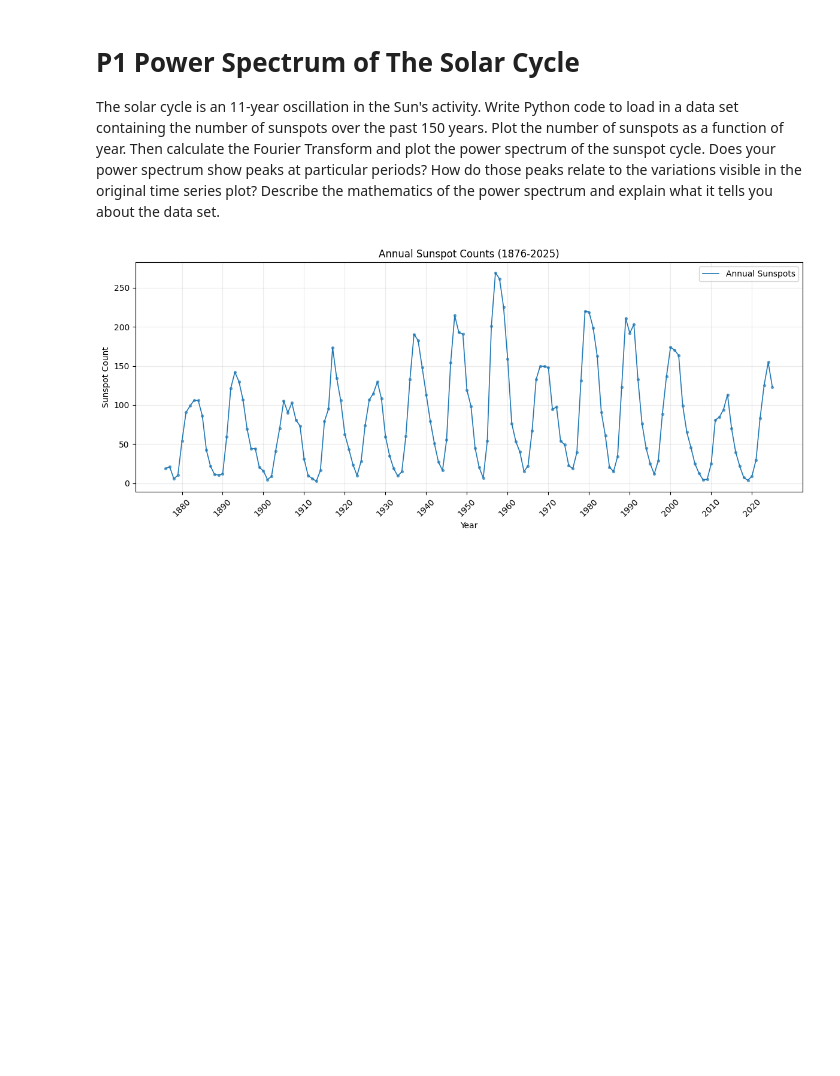
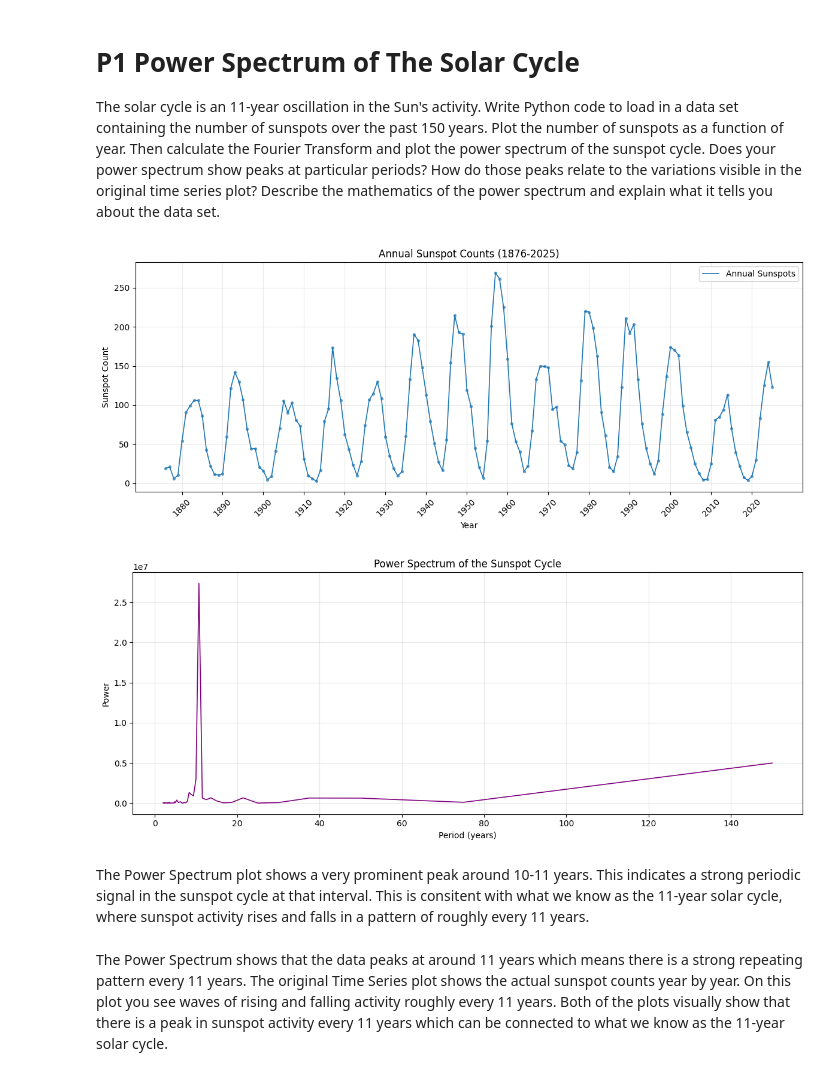
Before and after one commit to ASK3Y/Computational-Physics, a Jupyter notebook: projects/P1_Power_Spectrum_of_the_Solar_Cycle.ipynb, the cells around one changed output. Cells and saved outputs as stored; diff of their text form; code cells hidden in the pictures; blank space fills up the shorter version.

Commit message:
P1 Power Spectrum of the Solar Cycle Assignment NEARLY Completed

```diff
--- a/projects/P1_Power_Spectrum_of_the_Solar_Cycle.ipynb
+++ b/projects/P1_Power_Spectrum_of_the_Solar_Cycle.ipynb
@@ -40,30 +40,66 @@ sunspots = np.array([
     35.1, 18.6, 9.2, 14.6, 60.2, 132.8, 190.6, 182.6, 148.0, 113.0,         # 1931-1940
     79.2, 50.8, 27.1, 16.1, 55.3, 154.3, 214.7, 193.0, 190.7, 118.9,        # 1941-1950
     98.3, 45.0, 20.1, 6.6, 54.2, 200.7, 269.3, 261.7, 225.1, 159.0,         # 1951-1960
     76.4, 53.4, 39.9, 15.0, 22.0, 66.8, 132.9, 150.0, 149.4, 148.0,         # 1961-1970
     94.4, 97.6, 54.1, 49.2, 22.5, 18.4, 39.3, 131.0, 220.1, 218.9,          # 1970-1980
     198.9, 162.4, 91.0, 60.5, 20.6, 14.8, 33.9, 123.0, 211.1, 191.8,        # 1981-1990
     203.3, 133.0, 76.1, 44.9, 25.1, 11.6, 28.9, 88.3, 136.3, 173.9,         # 1991-2000
     170.4, 163.6, 99.3, 65.3, 45.8, 24.7, 12.6, 4.2, 4.8, 24.9,             # 2001-2010
     80.8, 84.5, 94.0, 113.3, 69.8, 39.8, 21.7, 7.0, 3.6, 8.8,               # 2011-2020
     29.6, 83.2, 125.5, 154.7, 123.2],                                       # 2021-2025
     dtype=float
 )
 
 # Plotting the sunspot data as a function of year
 
 plt.figure(figsize=(12, 5))                                                             # Figure size of 12*5 inches
 plt.plot(years, sunspots, color='tab:blue', linewidth=1.2, label='Annual Sunspots')     # Blue line connecting the sunspot values chronologically, controls line thickness, names the series for a legend
 plt.scatter(years, sunspots, s=8, color='tab:blue', alpha=0.6)                          # Small blue markers at each year, s=8 sets marker size, alpha=0.6 sets transparency
 
 plt.title('Annual Sunspot Counts (1876-2025)')                                          # Sets the plot title at the top of the figure
 plt.xlabel('Year')                                                                      # X axis label
 plt.ylabel('Sunspot Count')                                                             # Y axis label
 plt.grid(alpha=0.25)                                                                    # This draws a grid on the plot, alpha=0.25 makes the grid lines faint by setting them at 25% opacity
 plt.legend()                                                                            # Displays a legend for any plotted series that include a label= argument
 
 plt.xticks(np.arange(1880, 2026, 10), rotation=45)                                      # Sets the X axis tick position to every 10 years from 1880-2025, rotation=45 rotates the tick labels 45 degrees
 plt.tight_layout()                                                                      # Automatically adjusts the plots parameters so labels, titles, and ticks don't overlap or get cut off
 plt.show()                                                                              # Displays the plot
+
+# Code for the Fourier Transform with the sunspot data over the past 150 years
+
+N = len(sunspots)           # sample number
+dt = 1.0                    # sampling interval = 1 year
+
+# Calculate Fast Fourier Transform (FFT)
+fft_vals = np.fft.fft(sunspots)                                     # This tells us how much power each frequency has
+freqs = np.fft.fftfreq(N, dt)                                       # This tells us which frequency each FFT component corresponds to
+
+# Power Spectrum (magnitude squared)
+power = np.abs(fft_vals)**2                                         # This code calculates the spower spectrum of the sunspot data collected over the past 150 years
+
+# We only want to keep the positive frequencies
+mask = freqs > 0                                                    # This is a boolean mask that will help identify the positive and negative frequencies in the dataset
+freqs_pos = freqs[mask]                                             # This applies a mask to the freqs array that keeps all the positive frequencies and removes all of the negative frequencies
+power_pos = power[mask]                                             # This applies a mask so that only the power values corresponding to the positive frequncies are kept
+
+# Convert frequency to period
+periods = 1 / freqs_pos                                             # The equation to calculate the Time Period from a known frequency is T = 1/f or P = 1/f
+
+# Plot Power Spectrum
+plt.figure(figsize=(12, 5))                                         # This sets dimensions of the plot produced to 12*5 inches
+plt.plot(periods, power_pos, color='purple', linewidth=1.2)         # This draws a line plot where the x-axis is periods, the y-axis is power_pos, the line is purple, the line is set to a thickness of 1.2
+plt.xlabel("Period (years)")                                        # This sets the title for the X-axis
+plt.ylabel("Power")                                                 # This sets the title for the Y-axis
+plt.title("Power Spectrum of the Sunspot Cycle")                    # This sets the title for the plot
+plt.grid(alpha=0.3)                                                 # This applies a grid to the plot with a set transparency of 30%
+
+plt.tight_layout()                                                  # Automatically adjusts the plots parameters so labels, titles, and ticks don't overlap or get cut off
+plt.show()                                                          # This displays the plot
 # %% [output]
 [figure]
+[figure, added]
+# %% [markdown]
+The Power Spectrum plot shows a very prominent peak around 10-11 years.  This indicates a strong periodic signal in the sunspot cycle at that interval.  This is consitent with what we know as the 11-year solar cycle, where sunspot activity rises and falls in a pattern of roughly every 11 years.
+# %% [markdown]
+The Power Spectrum shows that the data peaks at around 11 years which means there is a strong repeating pattern every 11 years.  The original Time Series plot shows the actual sunspot counts year by year.  On this plot you see waves of rising and falling activity roughly every 11 years.  Both of the plots visually show that there is a peak in sunspot activity every 11 years which can be connected to what we know as the 11-year solar cycle.
```
Also changed, not shown: parts of 1 cell of this notebook.
